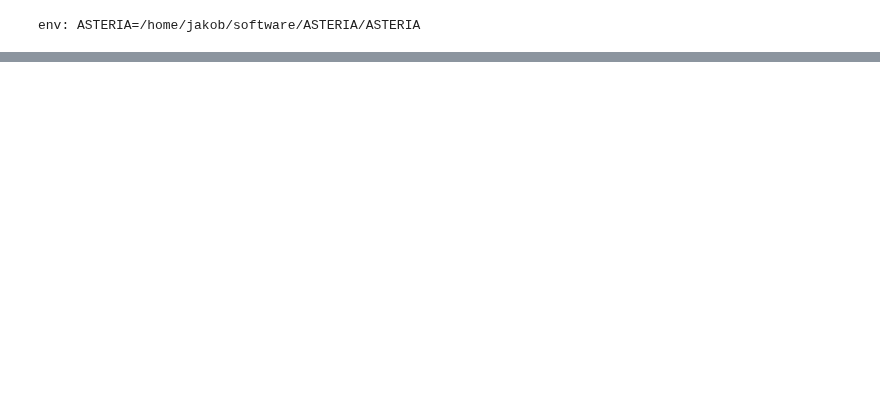
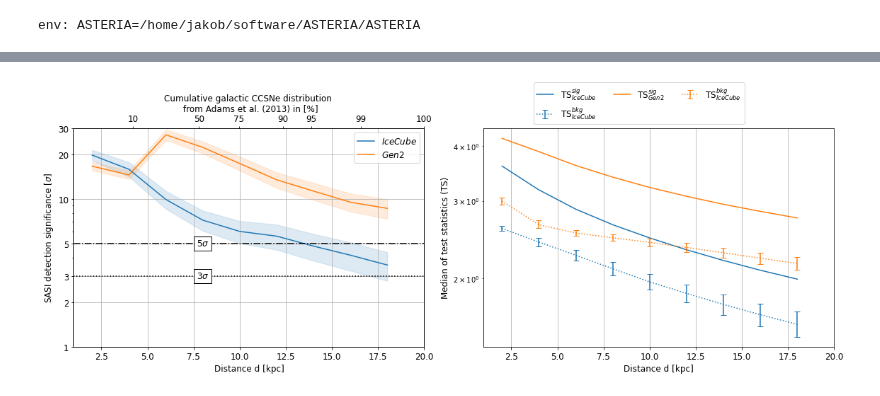
Before and after one commit to icecube/ASTERIA, a Jupyter notebook: docs/gen2-ana/test.ipynb, the cells around one changed output, grey strips where cells are left out. Saved outputs shown, nothing was run; the diff lists cells and outputs as text; code cells hidden in the pictures; blank space fills up the shorter version.

```diff
--- a/docs/gen2-ana/test.ipynb
+++ b/docs/gen2-ana/test.ipynb
@@ -185,0 +182,3 @@ plt.show()
+# %%
+dist_range = np.arange(2,20,2) * u.kpc
+Zscore, Ts_stat = ana.dist_scan(dist_range, fft_para, stf_para, mode="STF")
@@ -185,0 +195,76 @@ plt.show()
+# %%
+fig, ax = plt.subplots(1,2, figsize = (16,6))
+ax = ax.ravel()
+
+ax[0].plot(dist_range, Zscore["ic86"][0], color = 'C0', label=r'$IceCube$')
+ax[0].plot(dist_range, Zscore["gen2"][0], color = 'C1', label=r'$Gen2$')
+
+ax[0].fill_between(dist_range.value, Zscore["ic86"][2], Zscore["ic86"][1], alpha = 0.15, color = 'C0')
+ax[0].fill_between(dist_range.value, Zscore["gen2"][2], Zscore["gen2"][1], alpha = 0.15, color = 'C1')
+
+ax[0].set_xlabel('Distance d [kpc]', fontsize = 12)
+ax[0].set_ylabel(r'SASI detection significance [$\sigma$]' , fontsize = 12)
+ax[0].set_xlim((1,20))
+ax[0].set_ylim((1,30))
+
+ax[0].tick_params(labelsize = 12)
+
+ax[0].set_yscale('log')
+ax[0].set_yticks([1,2,3,5,10,20,30])
+ax[0].set_yticklabels(['1','2','3','5','10','20','30'])
+
+ax[0].grid()
+ax[0].legend(loc='upper right', fontsize = 12)
+
+ax[0].axhline(3, color='k', ls = ':')
+ax[0].axhline(5, color='k', ls = '-.')
+ax[0].text(8, 3, r"3$\sigma$", size=12,
+         ha="center", va="center",
+         bbox=dict(boxstyle="square", ec='k', fc='white'))
+
+ax[0].text(8, 5, r"5$\sigma$", size=12,
+         ha="center", va="center",
+         bbox=dict(boxstyle="square", ec='k', fc='white'))
+
+rates = np.array([0.1,0.5,0.75,0.9,0.95,0.99,1])
+ax22 = ax[0].twiny()
+ax22.set_xlim(ax[0].get_xlim())
+ax22.set_xticks(inv_cdf(rates).flatten())
+ax22.set_xticklabels((rates*100).astype(dtype=int), rotation = 0, fontsize = 12)
+ax22.set_xlabel('Cumulative galactic CCSNe distribution \n from Adams et al. (2013) in [%]', fontsize = 12)
+
+#signal without errorbar
+ax[1].plot(dist_range, Ts_stat["signal"]["ic86"][0], color = 'C0', label=r'TS$^{sig}_{IceCube}$')
+ax[1].plot(dist_range, Ts_stat["signal"]["gen2"][0], color = 'C1', label=r'TS$^{sig}_{Gen2}$')
+
+#background with errorbar
+ax[1].errorbar(x = dist_range, y = Ts_stat["null"]["ic86"][0],
+               yerr = (Ts_stat["null"]["ic86"][0]-Ts_stat["null"]["ic86"][1],Ts_stat["null"]["ic86"][2]-Ts_stat["null"]["ic86"][0]),
+               capsize=4, color = 'C0', ls = ':', label=r'TS$^{bkg}_{IceCube}$')
+ax[1].errorbar(x = dist_range, y = Ts_stat["null"]["gen2"][0],
+               yerr = (Ts_stat["null"]["gen2"][0]-Ts_stat["null"]["gen2"][1],Ts_stat["null"]["gen2"][2]-Ts_stat["null"]["gen2"][0]),
+               capsize=4, color = 'C1', ls = ':', label=r'TS$^{bkg}_{IceCube}$')
+#rearrange legend handels
+handles,labels = ax[1].get_legend_handles_labels()
+
+#handles = [handles[0], handles[3], handles[1], handles[4], handles[2], handles[5]]
+#labels = [labels[0], labels[3], labels[1], labels[4], labels[2], labels[5]]
+
+handles = [handles[0], handles[2], handles[1], handles[3]]
+labels = [labels[0], labels[2], labels[1], labels[3]]
+
+
+ax[1].set_xlabel('Distance d [kpc]', fontsize = 12)
+ax[1].set_ylabel('Median of test statistics (TS)', fontsize = 12)
+ax[1].set_xlim((1,20))
+ax[1].set_yscale('log')
+ax[1].tick_params(labelsize = 12)
+ax[1].legend(handles, labels, ncol = 3, fontsize = 12, bbox_to_anchor=(0.13, 1))
+ax[1].grid()
+
+plt.tight_layout()
+
+#filename = './plots/bj_'+smodel+'_dir='+str(sdir)+'_mix='+smix+'_hierarchy='+shier+'_time'+stime+'_freq'+sfreq+'_IC86+Gen2+WLS.png'
+#plt.savefig(filename, dpi = 200, facecolor = 'white')
+# %% [output]
+[figure, added]
```
Also changed, not shown: parts of 8 cells of this notebook.
